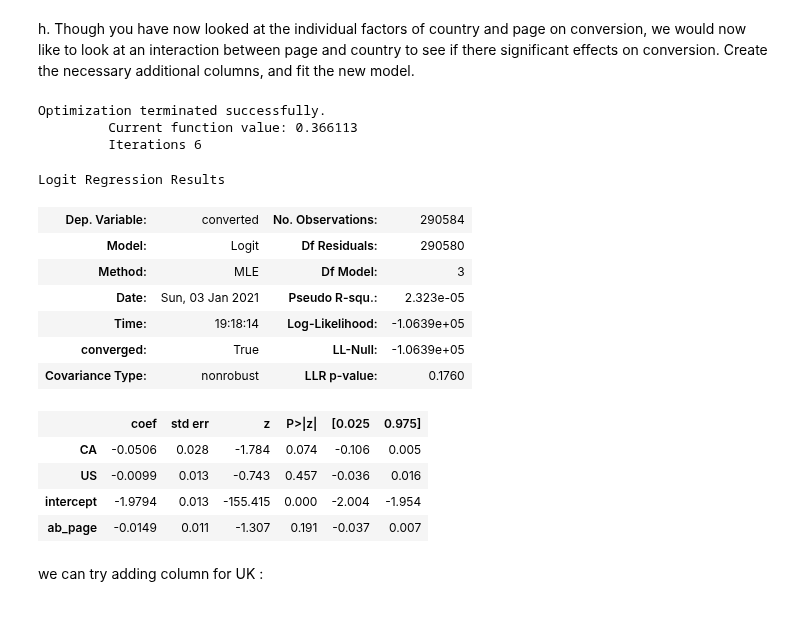
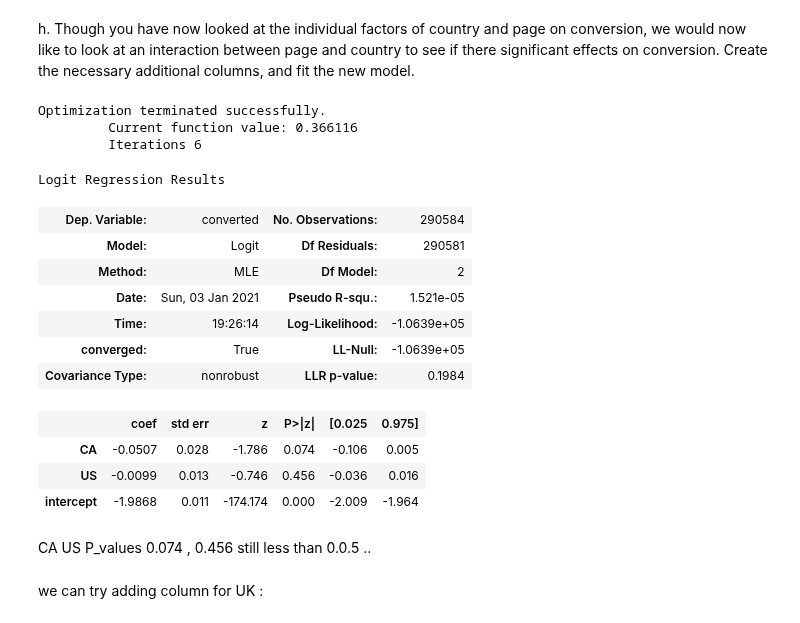
Before and after one commit to Theabdelkader/Analyze-AB-Test-Results, a Jupyter notebook: Analyze_ab_test_results_notebook.ipynb, the cells around one changed output. Saved outputs shown, nothing was run; the diff lists cells and outputs as text; code cells hidden in the pictures.

```diff
--- a/Analyze_ab_test_results_notebook.ipynb
+++ b/Analyze_ab_test_results_notebook.ipynb
@@ -551,26 +551,27 @@ df_new.head()
 h. Though you have now looked at the individual factors of country and page on conversion, we would now like to look at an interaction between page and country to see if there significant effects on conversion.  Create the necessary additional columns, and fit the new model.
 # %%
 ###Linear Model And Obtain the Results
-log_mod = sm.Logit(df_new['converted'], df_new[['CA', 'US', 'intercept', 'ab_page']])
+log_mod = sm.Logit(df_new['converted'], df_new[['CA', 'US', 'intercept']])
 results = log_mod.fit()
 results.summary()
 # %% [output]
 Optimization terminated successfully.
-         Current function value: 0.366113
+         Current function value: 0.366116
          Iterations 6
 Logit Regression Results
 | Dep. Variable: | converted | No. Observations: | 290584 |
-| Model: | Logit | Df Residuals: | 290580 |
-| Method: | MLE | Df Model: | 3 |
-| Date: | Sun, 03 Jan 2021 | Pseudo R-squ.: | 2.323e-05 |
-| Time: | 19:18:14 | Log-Likelihood: | -1.0639e+05 |
+| Model: | Logit | Df Residuals: | 290581 |
+| Method: | MLE | Df Model: | 2 |
+| Date: | Sun, 03 Jan 2021 | Pseudo R-squ.: | 1.521e-05 |
+| Time: | 19:26:14 | Log-Likelihood: | -1.0639e+05 |
 | converged: | True | LL-Null: | -1.0639e+05 |
-| Covariance Type: | nonrobust | LLR p-value: | 0.1760 |
+| Covariance Type: | nonrobust | LLR p-value: | 0.1984 |
 |  | coef | std err | z | P>|z| | [0.025 | 0.975] |
-| CA | -0.0506 | 0.028 | -1.784 | 0.074 | -0.106 | 0.005 |
-| US | -0.0099 | 0.013 | -0.743 | 0.457 | -0.036 | 0.016 |
-| intercept | -1.9794 | 0.013 | -155.415 | 0.000 | -2.004 | -1.954 |
-| ab_page | -0.0149 | 0.011 | -1.307 | 0.191 | -0.037 | 0.007 |
+| CA | -0.0507 | 0.028 | -1.786 | 0.074 | -0.106 | 0.005 |
+| US | -0.0099 | 0.013 | -0.746 | 0.456 | -0.036 | 0.016 |
+| intercept | -1.9868 | 0.011 | -174.174 | 0.000 | -2.009 | -1.964 |
+# %% [markdown]
+CA US P_values 0.074 , 0.456 still less than 0.0.5 ..
 # %% [markdown]
 we can try adding column for UK :
 # %%
```
Also changed, not shown: parts of 4 cells of this notebook.
